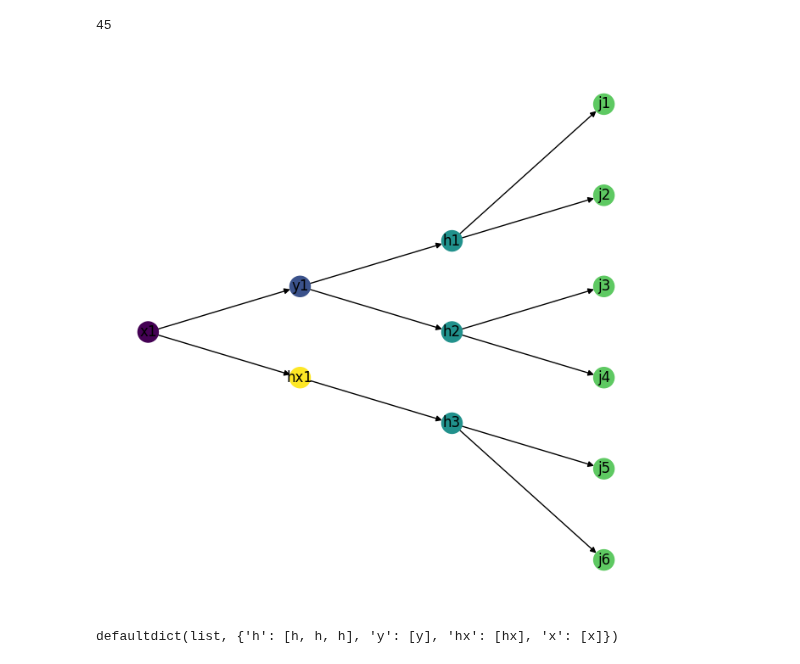
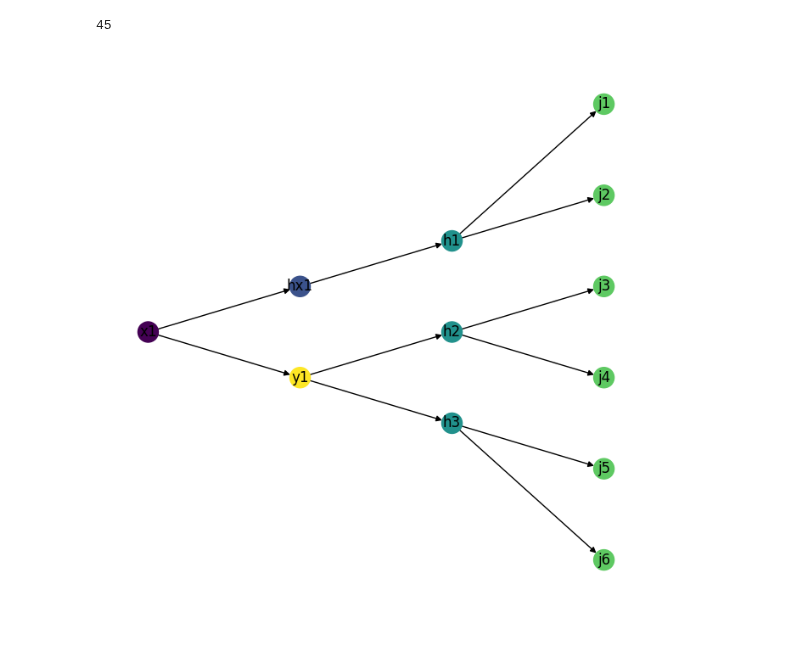
Before and after one commit to ekoenig4/analysis, a Jupyter notebook: jupyter/weaver/test_feynman_tree.ipynb, the cells around one changed output. Drawn from its saved outputs; the diff is of its cells as text; code cells hidden in the pictures.

Commit message:
completed Feynman class (for now)

```diff
--- a/jupyter/weaver/test_feynman_tree.ipynb
+++ b/jupyter/weaver/test_feynman_tree.ipynb
@@ -53,14 +64,14 @@ len(internalstates)
 # %%
 x_yh_3h_6b = Feynman('x').decays(
+    Feynman('hx').decays(Feynman('h').decays('j','j')),
     Feynman('y').decays(
         Feynman('h').decays('j','j'),
         Feynman('h').decays('j','j')
     ),
-    Feynman('hx').decays(Feynman('h').decays('j','j'))
 )
 # %%
 x_yh_3h_6b.draw_diagram()
-len(x_yh_3h_6b.get_finalstate_permutations())
+len(x_yh_3h_6b.get_finalstate_permutations(j=6)['j'])
 # %% [output]
 45
-[figure, old version]
+[figure, new version]
@@ -69,4 +77,0 @@ internalstates = x_yh_3h_6b.get_internalstate_types()
-# %%
-internalstates
-# %% [output]
-defaultdict(list, {'h': [h, h, h], 'y': [y], 'hx': [hx], 'x': [x]})
```
Also changed, not shown: parts of 35 cells of this notebook, 5 other files.
